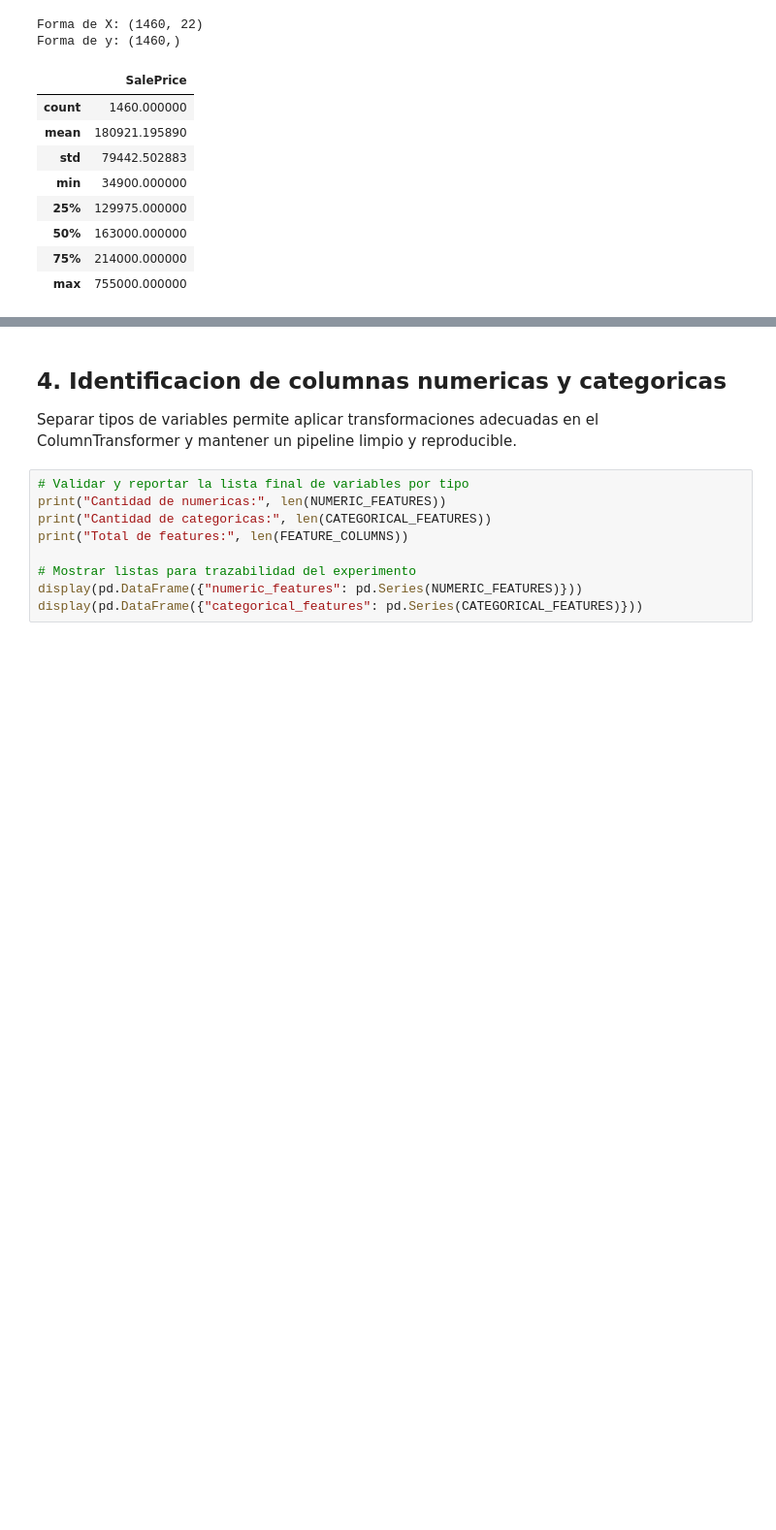
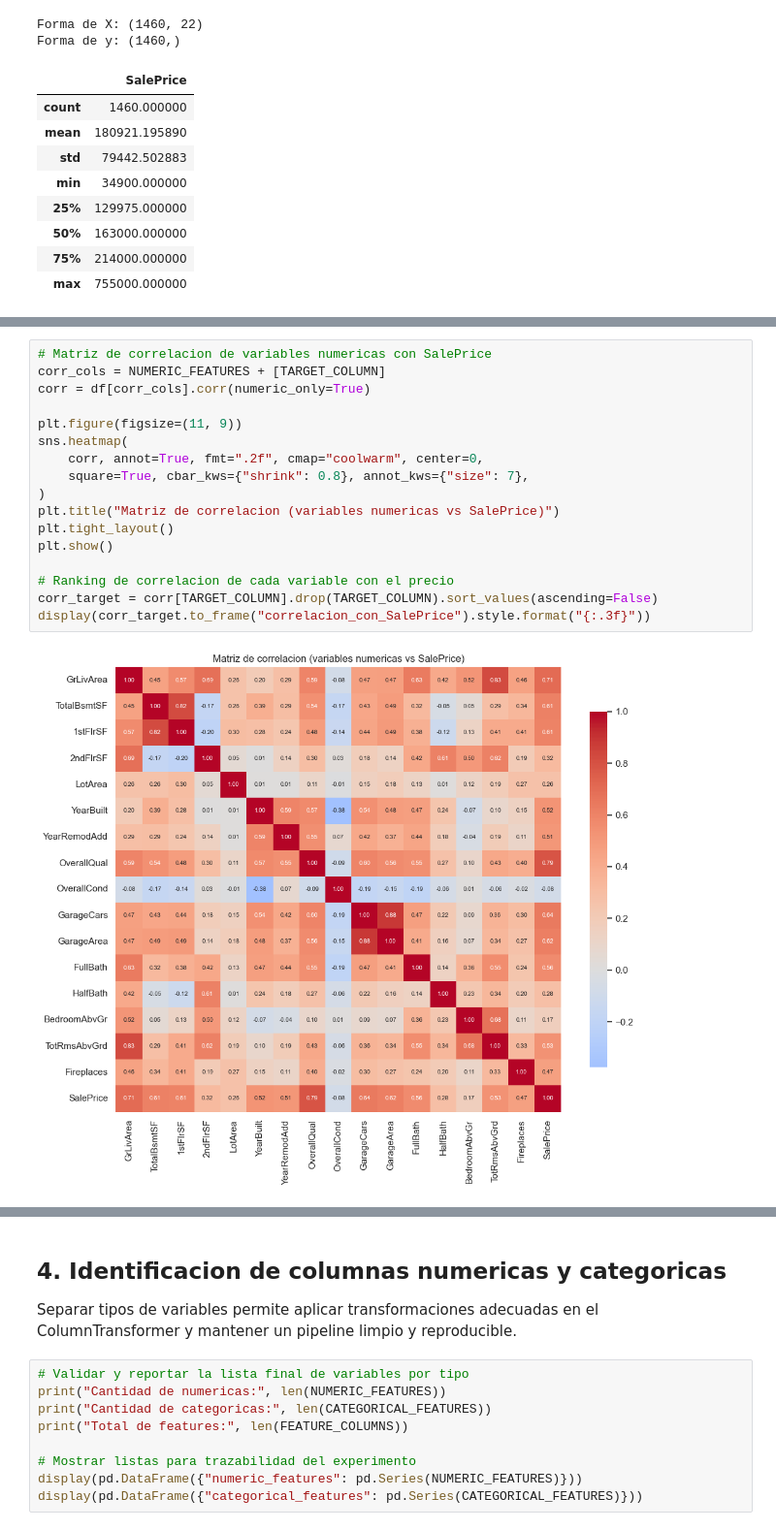
Before and after one commit to EstebanJavierGranadosSibaja/HousingPricesAI, a Jupyter notebook: notebooks/01_housing_prices_proyecto_final.ipynb, the cells around one changed output, grey strips where cells are left out. Shown at 97% size. Drawn from its saved outputs; the diff is of its cells as text; blank space fills up the shorter version.

```diff
--- a/notebooks/01_housing_prices_proyecto_final.ipynb
+++ b/notebooks/01_housing_prices_proyecto_final.ipynb
@@ -180,0 +262,19 @@ Forma de y: (1460,)
+# %%
+# Matriz de correlacion de variables numericas con SalePrice
+corr_cols = NUMERIC_FEATURES + [TARGET_COLUMN]
+corr = df[corr_cols].corr(numeric_only=True)
+
+plt.figure(figsize=(11, 9))
+sns.heatmap(
+    corr, annot=True, fmt=".2f", cmap="coolwarm", center=0,
+    square=True, cbar_kws={"shrink": 0.8}, annot_kws={"size": 7},
+)
+plt.title("Matriz de correlacion (variables numericas vs SalePrice)")
+plt.tight_layout()
+plt.show()
+
+# Ranking de correlacion de cada variable con el precio
+corr_target = corr[TARGET_COLUMN].drop(TARGET_COLUMN).sort_values(ascending=False)
+display(corr_target.to_frame("correlacion_con_SalePrice").style.format("{:.3f}"))
+# %% [output]
+[figure, added]
```
Also changed, not shown: parts of 19 cells of this notebook, 9 other files.
